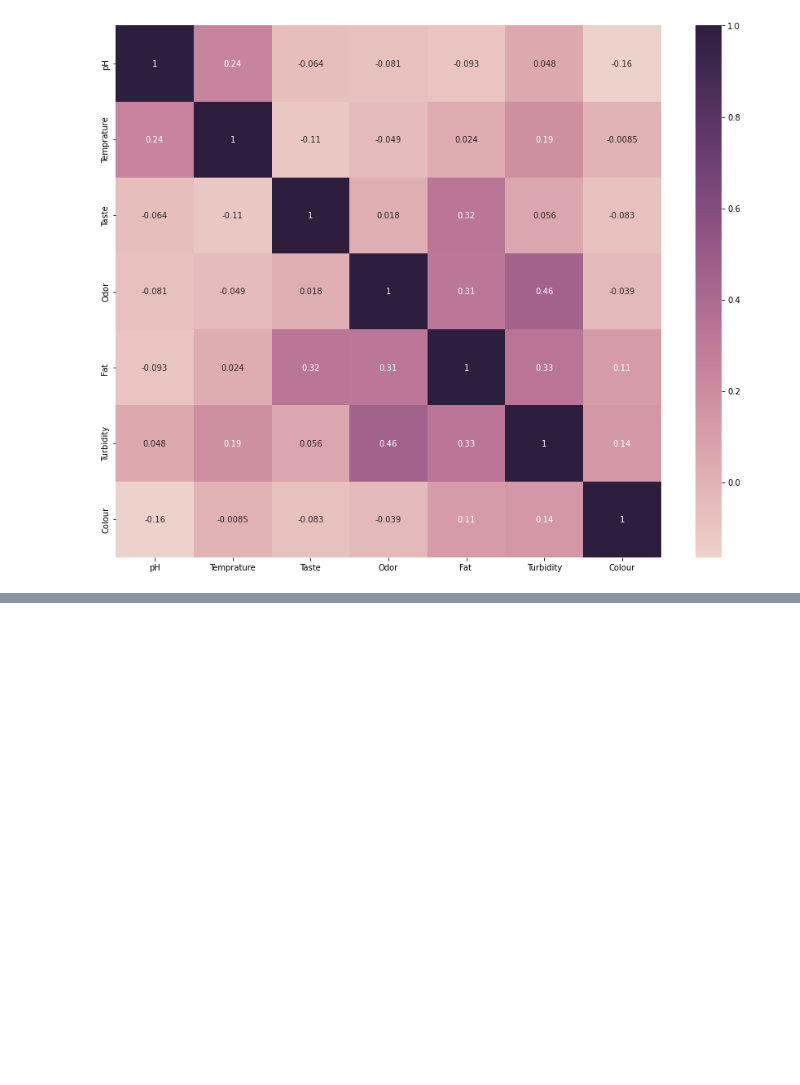
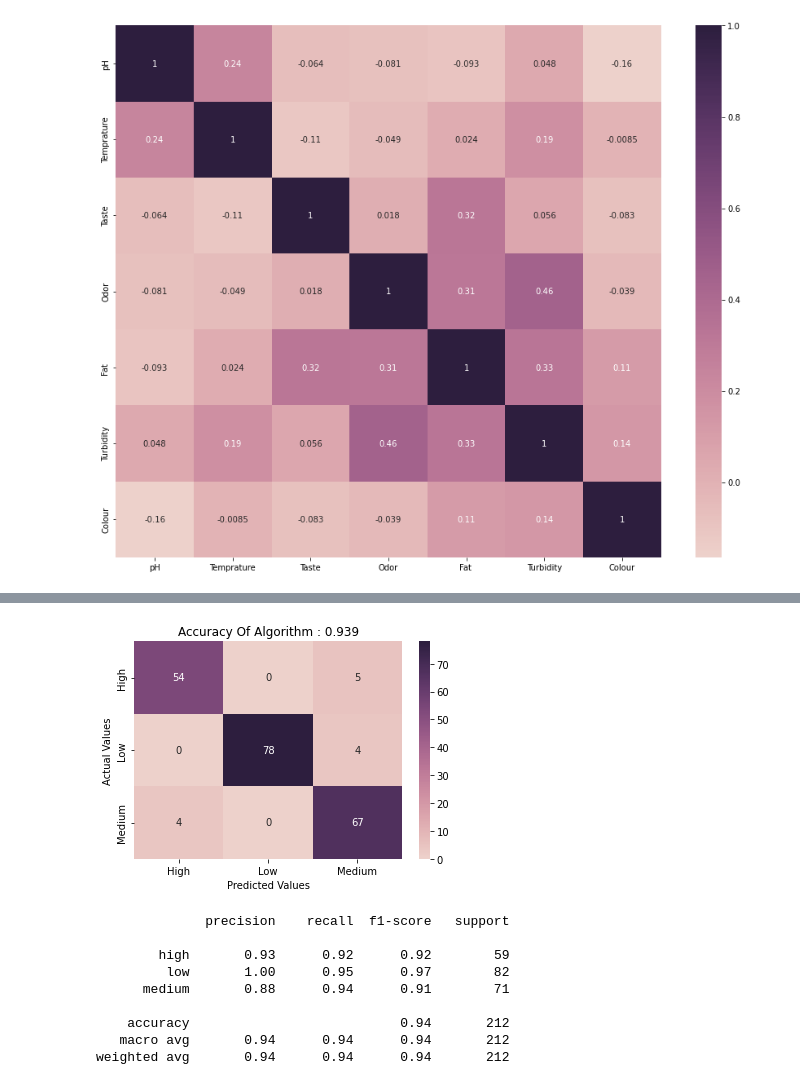
Before and after one commit to eediker/Milk-Quality-Prediction, a Jupyter notebook: main.ipynb, the cells around one changed output, grey strips where cells are left out. Saved outputs shown, nothing was run; the diff lists cells and outputs as text; code cells hidden in the pictures; blank space fills up the shorter version.

```diff
--- a/main.ipynb
+++ b/main.ipynb
@@ -65,0 +129,28 @@ plt.show()
+# %%
+svc = SVC()
+svc.fit(X_train,y_train)
+y_pred = svc.predict(X_test)
+cm = confusion_matrix(y_test, y_pred)
+
+score = accuracy_score(y_test,y_pred)
+
+ax = sb.heatmap(cm,annot=True,fmt="",cmap=sb.cubehelix_palette(as_cmap=True))
+ax.set_xlabel("Predicted Values")
+ax.set_ylabel("Actual Values")
+ax.set_xticklabels(["High","Low","Medium"])
+ax.set_yticklabels(["High","Low","Medium"], rotation = 90, va = "center")
+plt.title(f"Accuracy Of Algorithm : {round(score,3)}")
+plt.show()
+
+print(sklearn.metrics.classification_report(y_test, y_pred))
+# %% [output]
+[figure, added]
+              precision    recall  f1-score   support
+
+        high       0.93      0.92      0.92        59
+         low       1.00      0.95      0.97        82
+      medium       0.88      0.94      0.91        71
+
+    accuracy                           0.94       212
+   macro avg       0.94      0.94      0.94       212
+weighted avg       0.94      0.94      0.94       212
```
Also changed, not shown: parts of 7 cells of this notebook.
